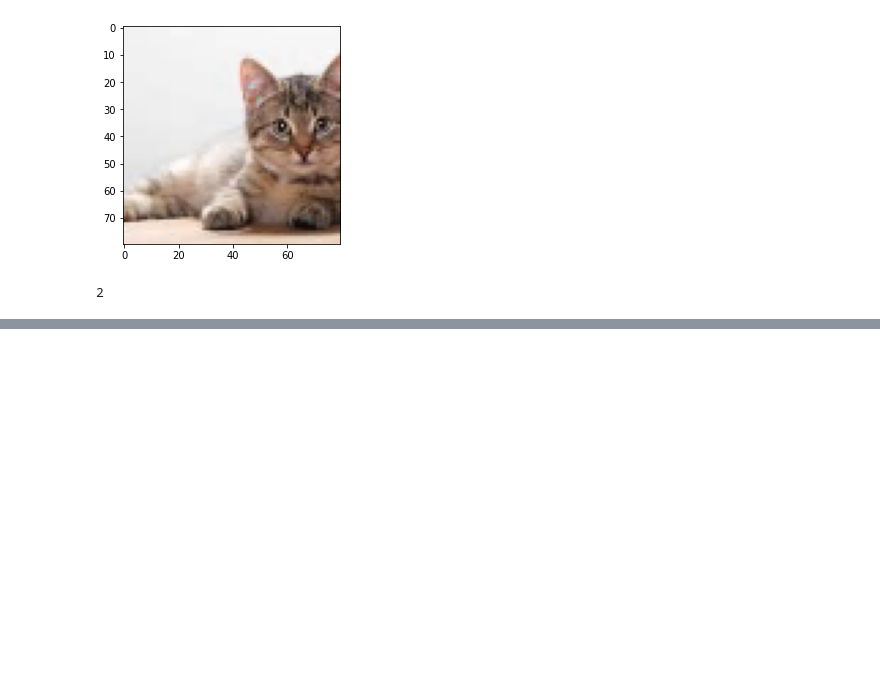
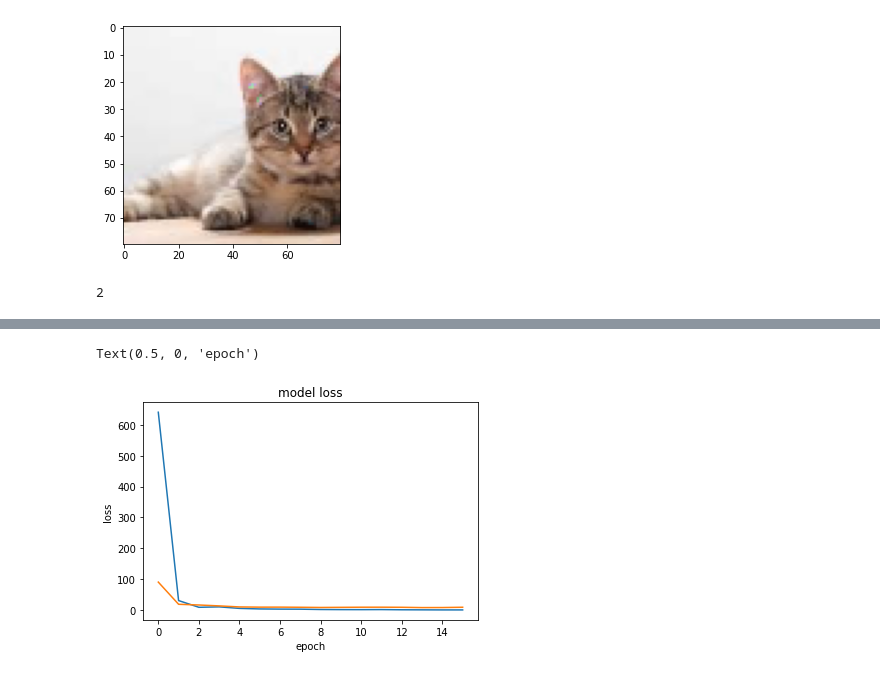
Before and after one commit to Eliaz-LR/Animal-identification-NN, a Jupyter notebook: trainingCNN.ipynb, the cells around one changed output, grey strips where cells are left out. Saved outputs shown, nothing was run; the diff lists cells and outputs as text; code cells hidden in the pictures; blank space fills up the shorter version.

```diff
--- a/trainingCNN.ipynb
+++ b/trainingCNN.ipynb
@@ -145,3 +152,13 @@ Epoch 10/10
+# %%
+#graph loss vs val_loss
+plt.plot(model.history.history['loss'])
+plt.plot(model.history.history['val_loss'])
+plt.title('model loss')
+plt.ylabel('loss')
+plt.xlabel('epoch')
+# %% [output]
+Text(0.5, 0, 'epoch')
+[figure, added]
 # %%
 eval = model.evaluate(X_test, test_Y_one_hot, verbose=1)
 # %% [output]
```
Also changed, not shown: parts of 5 cells of this notebook.
